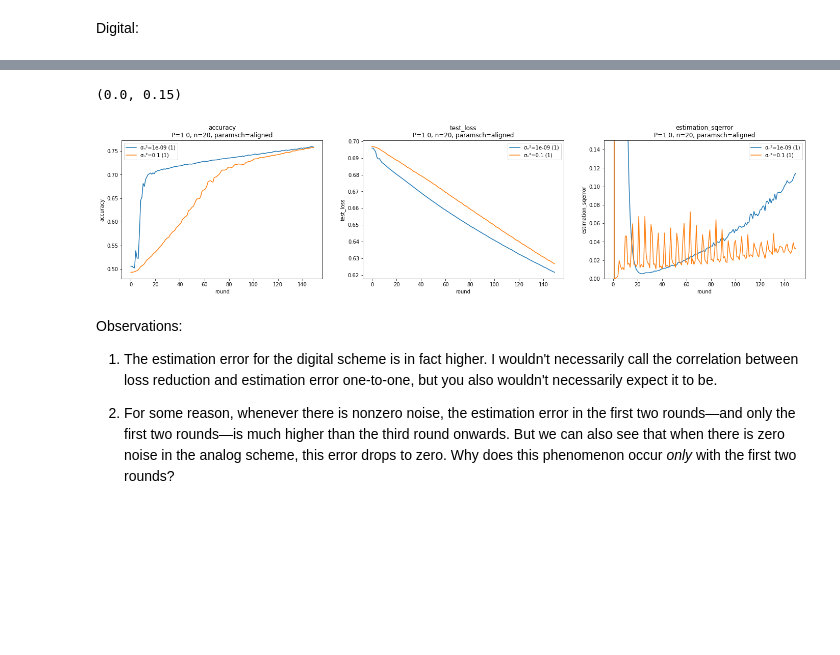
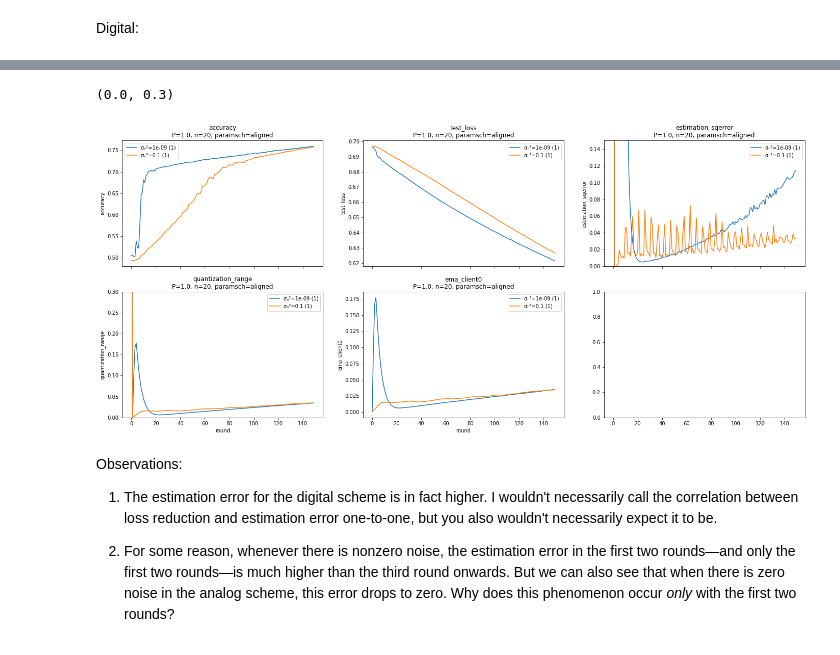
Before and after one commit to czlee/kyanite, a Jupyter notebook: estimation-error.ipynb, the cells around one changed output, grey strips where cells are left out. Drawn from its saved outputs; the diff is of its cells as text; code cells hidden in the pictures; blank space fills up the shorter version.

```diff
--- a/estimation-error.ipynb
+++ b/estimation-error.ipynb
@@ -96,7 +98,7 @@ title_specs = {
 series_specs = {
     'noise': '__all__',
 }
-fields = ['accuracy', 'test_loss', 'estimation_sqerror']
+fields = ['accuracy', 'test_loss', 'estimation_sqerror', 'quantization_range', 'ema_client0']
 
 plot_averaged_training_charts(digital_path, fields, title_specs, fixed_specs, series_specs)
 # %% [output]
@@ -104,9 +106,11 @@ plot_averaged_training_charts(digital_path, fields, title_specs, fixed_specs, se
 # %%
 plot_averaged_training_charts(digital_path, fields, title_specs, fixed_specs, series_specs)
-plt.ylim((0, 0.15))
+axs = plt.gcf().axes
+axs[2].set_ylim((0.0, 0.15))
+axs[3].set_ylim((0.0, 0.3))
 # %% [output]
-(0.0, 0.15)
+(0.0, 0.3)
-[figure, old version]
+[figure, new version]
 # %% [markdown]
 Observations:
 
```
Also changed, not shown: parts of 12 cells of this notebook, 1 other file.
